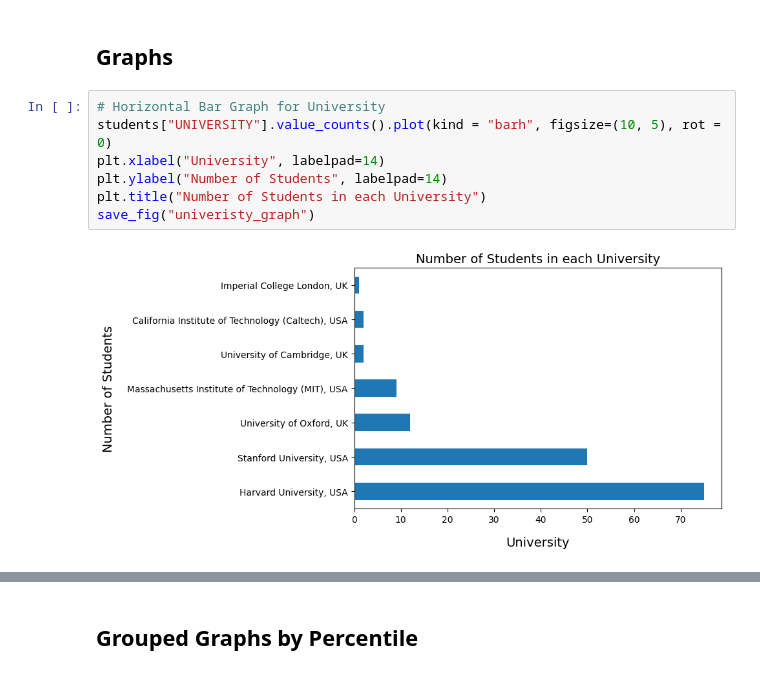
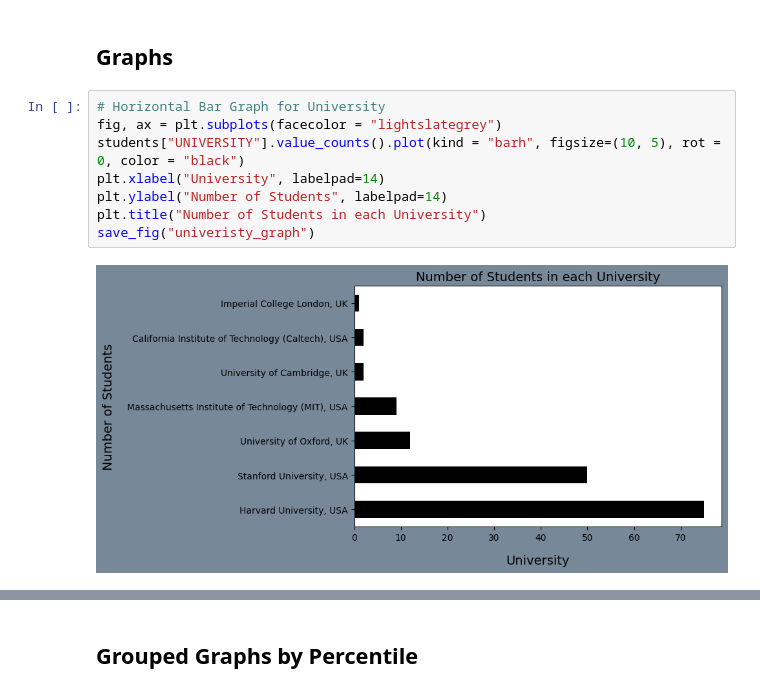
Before and after one commit to aumashankar8/studentsTestData, a Jupyter notebook: studentDataAnalysis.ipynb, the cells around one changed output, grey strips where cells are left out. Saved outputs shown, nothing was run; the diff lists cells and outputs as text.

```diff
--- a/studentDataAnalysis.ipynb
+++ b/studentDataAnalysis.ipynb
@@ -107,12 +108,13 @@ If any surveys after the assessment can be created additional information could
 ## Graphs
 # %%
 # Horizontal Bar Graph for University
-students["UNIVERSITY"].value_counts().plot(kind = "barh", figsize=(10, 5), rot = 0)
+fig, ax = plt.subplots(facecolor = "lightslategrey")
+students["UNIVERSITY"].value_counts().plot(kind = "barh", figsize=(10, 5), rot = 0, color = "black")
 plt.xlabel("University", labelpad=14)
 plt.ylabel("Number of Students", labelpad=14)
 plt.title("Number of Students in each University")
 save_fig("univeristy_graph")
 # %% [output]
-[figure, old version]
+[figure, new version]
 # %%
 # Horizontal Bar Graph for Semester
```
Also changed, not shown: parts of 12 cells of this notebook.
